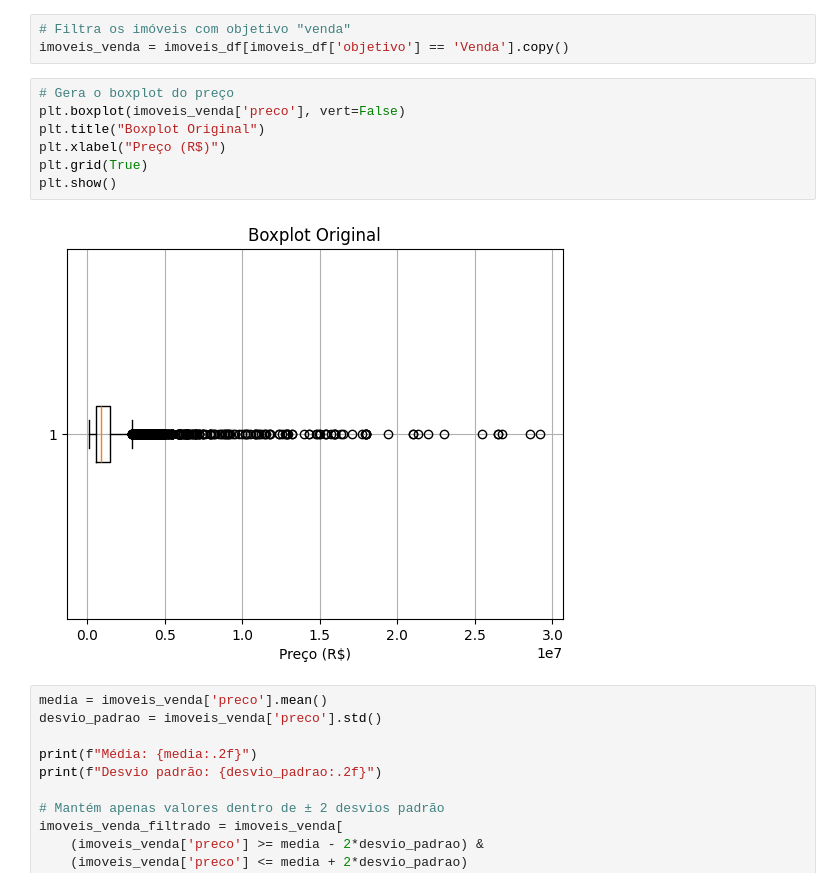
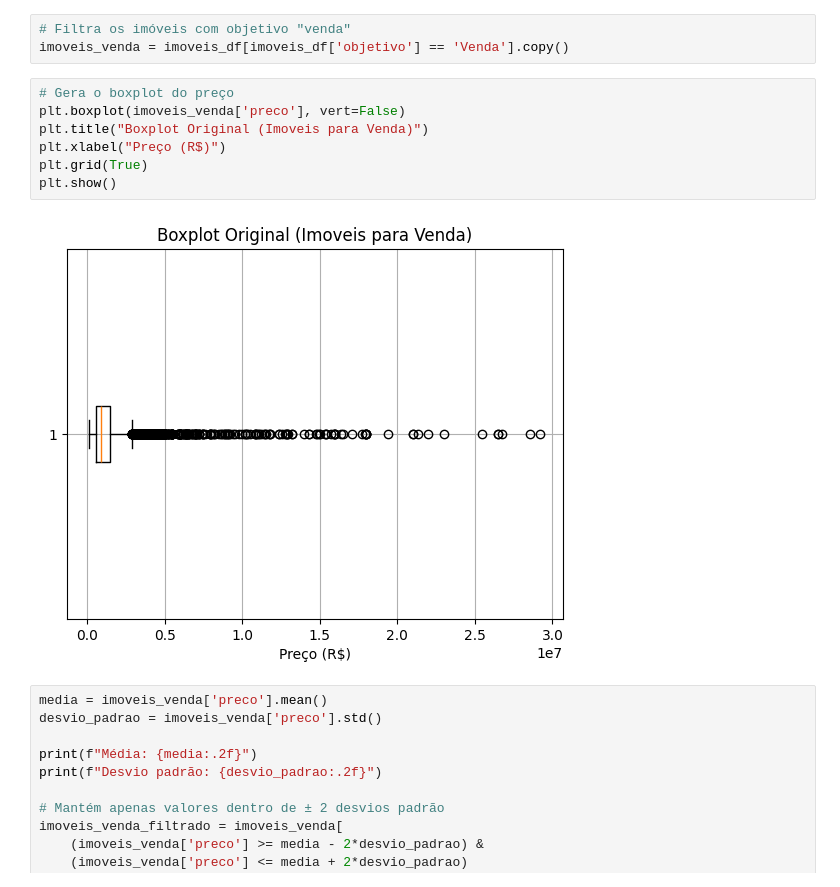
Before and after one commit to RaffaR902/TCC-API-COM-MACHINE-LEARNING, a Jupyter notebook: Pre Processamento de Dados/preprocessamento_imoveis.ipynb, the cells around one changed output. Cells and saved outputs as stored; diff of their text form.

```diff
--- a/Pre Processamento de Dados/preprocessamento_imoveis.ipynb
+++ b/Pre Processamento de Dados/preprocessamento_imoveis.ipynb
@@ -308,12 +308,12 @@ imoveis_venda = imoveis_df[imoveis_df['objetivo'] == 'Venda'].copy()
 # %%
 # Gera o boxplot do preço
 plt.boxplot(imoveis_venda['preco'], vert=False)
-plt.title("Boxplot Original")
+plt.title("Boxplot Original (Imoveis para Venda)")
 plt.xlabel("Preço (R$)")
 plt.grid(True)
 plt.show()
 # %% [output]
-[figure, old version]
+[figure, new version]
 # %%
 media = imoveis_venda['preco'].mean()
 desvio_padrao = imoveis_venda['preco'].std()
```
Also changed, not shown: parts of 7 cells of this notebook.
